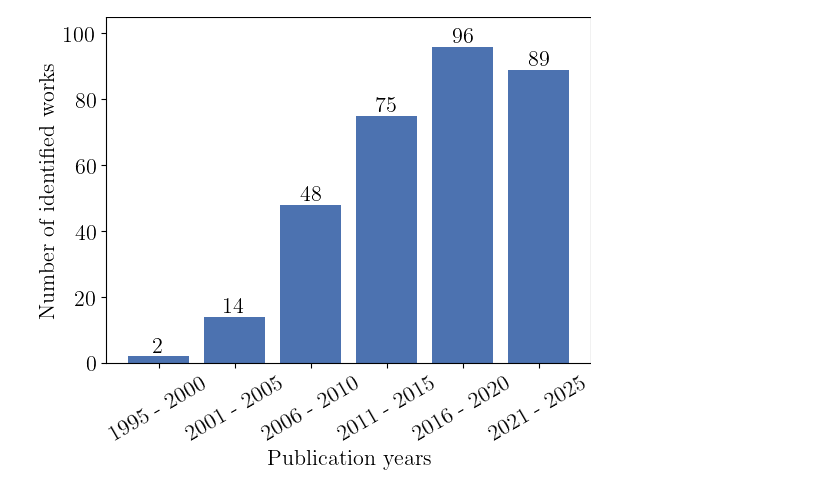
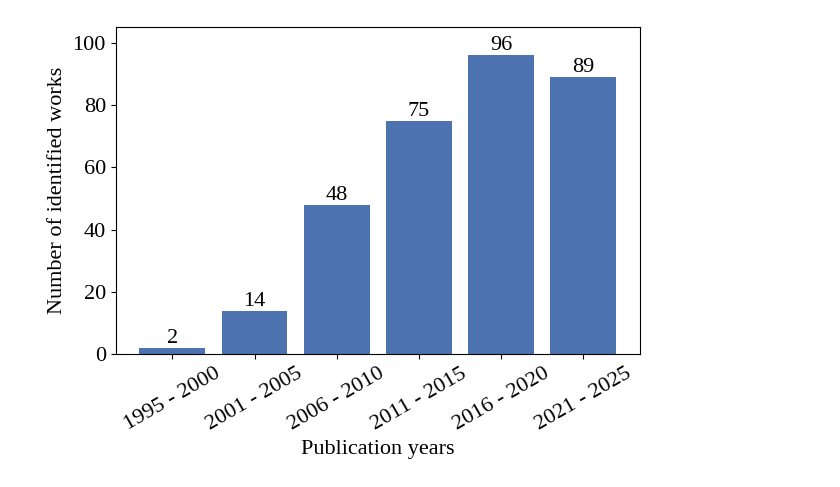
Before and after one commit to LechMadeyski/MSc25TomaszChojnacki, a Jupyter notebook: figures/figures.ipynb, the cells around one changed output. Cells and saved outputs as stored; diff of their text form; code cells hidden in the pictures.

Commit message:
Add early RQ2.1 figures

```diff
--- a/figures/figures.ipynb
+++ b/figures/figures.ipynb
@@ -1,20 +1,25 @@
 # %%
+import json
+from pathlib import Path
 import matplotlib.pyplot as plt
 
 plt.style.use("seaborn-v0_8-deep")
 plt.rcParams["font.family"] = "serif"
+plt.rcParams["font.serif"] = ["Liberation Serif"]
 plt.rcParams["font.size"] = 16
-plt.rcParams["savefig.pad_inches"] = 0.01
+plt.rcParams["savefig.pad_inches"] = 0.1
 # %%
+plt.clf()
 plt.xlabel("Publication years")
 plt.ylabel("Number of identified works")
 plt.ylim(0, 105)
 plt.xticks(rotation=30)
 b = plt.bar(
     x=["1995 - 2000", "2001 - 2005", "2006 - 2010", "2011 - 2015", "2016 - 2020", "2021 - 2025"],
     height=[2, 14, 48, 75, 96, 89]
 )
 plt.bar_label(b)
+plt.tight_layout()
 plt.savefig("./out/sr-per-year.pdf")
 # %% [output]
-[figure, old version]
+[figure, new version]
```
Also changed, not shown: parts of 1 cell of this notebook, 2 other files.
